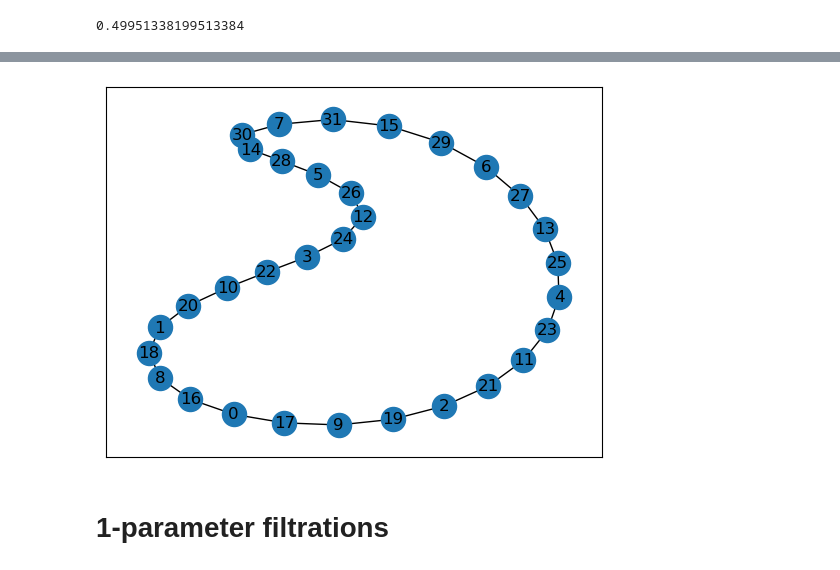
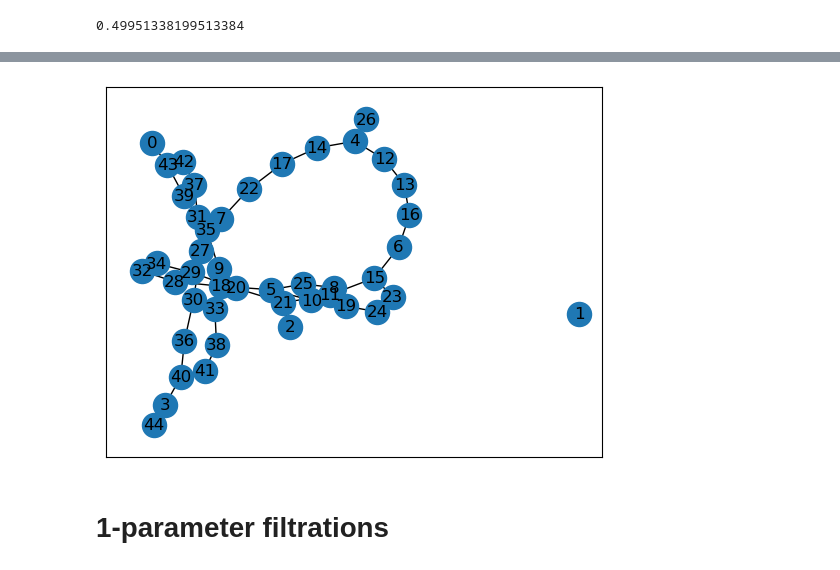
Before and after one commit to dgurnari/graphtda, a Jupyter notebook: examples/example_classification_pipeline_NCI1.ipynb, the cells around one changed output, grey strips where cells are left out. Saved outputs shown, nothing was run; the diff lists cells and outputs as text; code cells hidden in the pictures.

```diff
--- a/examples/example_classification_pipeline_NCI1.ipynb
+++ b/examples/example_classification_pipeline_NCI1.ipynb
@@ -38,7 +34,7 @@ nx.draw_networkx(data[1])
 # %%
-nx.draw_networkx(data[940])
+nx.draw_networkx(data[63])
 # %% [output]
-[figure, old version]
+[figure, new version]
 # %% [markdown]
 # 1-parameter filtrations
 # %% [markdown]
```
Also changed, not shown: parts of 7 cells of this notebook, 3 other files.
